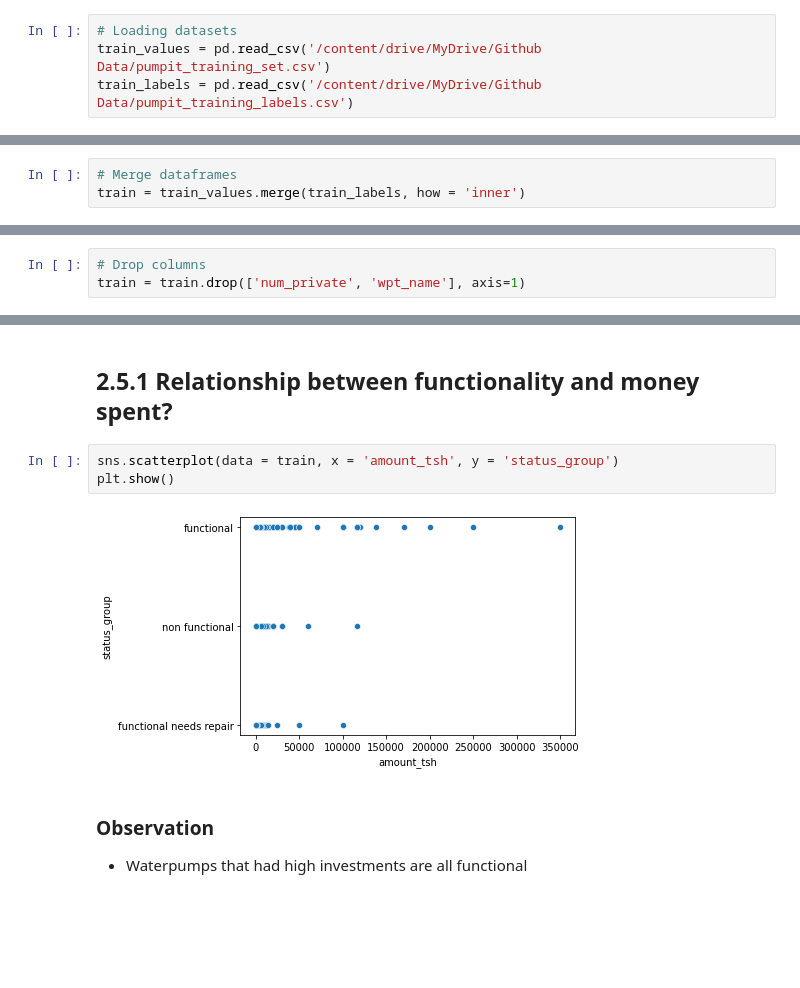
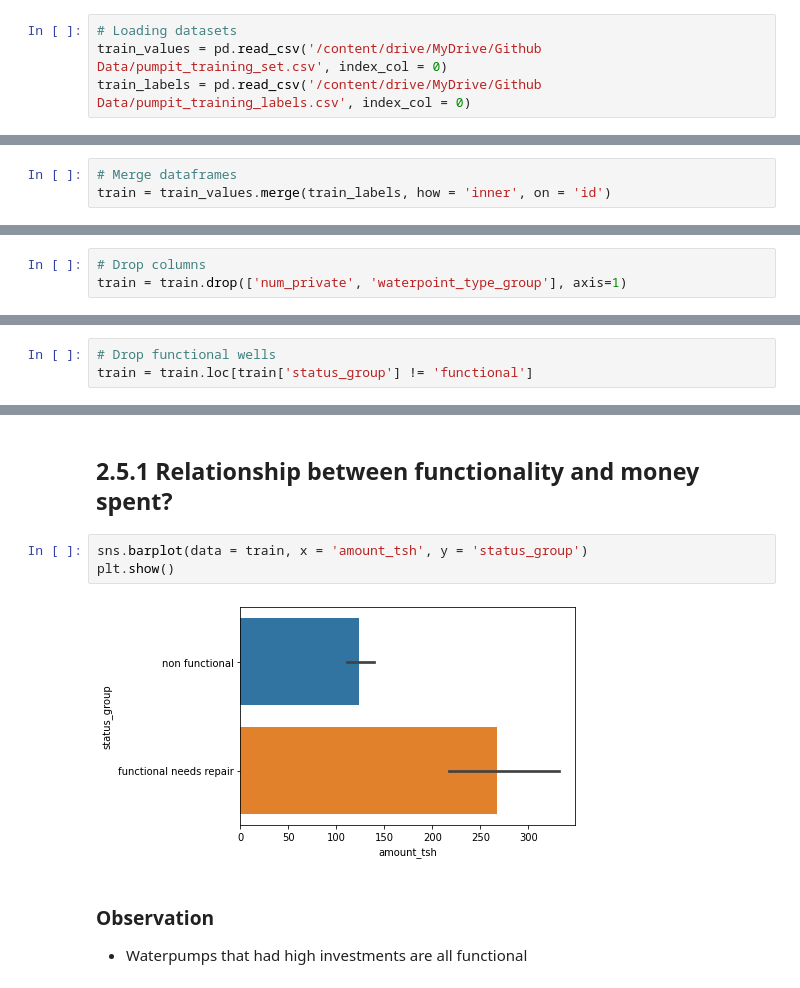
Before and after one commit to MercyNgila/Tanzanian-Water-Pump-Status, a Jupyter notebook: Pump It Up Notebook.ipynb, the cells around one changed output, grey strips where cells are left out. Drawn from its saved outputs; the diff is of its cells as text; blank space fills up the shorter version.

Commit message:
Data cleaning Updates

```diff
--- a/Pump It Up Notebook.ipynb
+++ b/Pump It Up Notebook.ipynb
@@ -147,8 +149,8 @@ from sklearn.model_selection import cross_val_score, RandomizedSearchCV, train_t
 - Loading datasets
 # %%
 # Loading datasets
-train_values = pd.read_csv('/content/drive/MyDrive/Github Data/pumpit_training_set.csv')
-train_labels = pd.read_csv('/content/drive/MyDrive/Github Data/pumpit_training_labels.csv')
+train_values = pd.read_csv('/content/drive/MyDrive/Github Data/pumpit_training_set.csv', index_col = 0)
+train_labels = pd.read_csv('/content/drive/MyDrive/Github Data/pumpit_training_labels.csv', index_col = 0)
 # %% [markdown]
 ## 2.3 Explore dataframes
 - Descriptive exploration of data
@@ -163,6 +177,6 @@ train_labels.head(3)
 # %%
 # Merge dataframes
-train = train_values.merge(train_labels, how = 'inner')
+train = train_values.merge(train_labels, how = 'inner', on = 'id')
 # %% [markdown]
 #### Observation
 - There seems to be duplicated columns with same information but different column names in the dataframe.
@@ -497,7 +539,7 @@ train = train.drop(['gps_height', 'region_code', 'district_code', 'ward'], axis=
 -  I will drop these columns
 # %%
 # Drop columns
-train = train.drop(['num_private', 'wpt_name'], axis=1)
+train = train.drop(['num_private', 'waterpoint_type_group'], axis=1)
 # %% [markdown]
 #### recorded_by
 - The values in this column are same.
@@ -546,3 +600,6 @@ train.days_since_recorded = train.days_since_recorded.astype('timedelta64[D]').a
+# %%
+# Drop functional wells
+train = train.loc[train['status_group'] != 'functional']
 # %% [markdown]
 ## 2.4.3. Completeness
 - Check to see if there are any missing/null values, and impute them.
@@ -809,10 +857,10 @@ Answer a few questions:
 # %% [markdown]
 ## 2.5.1 Relationship between functionality and money spent?
 # %%
-sns.scatterplot(data = train, x = 'amount_tsh', y = 'status_group')
+sns.barplot(data = train, x = 'amount_tsh', y = 'status_group')
 plt.show()
 # %% [output]
-[figure, old version]
+[figure, new version]
 # %% [markdown]
 ### Observation
 
```
Also changed, not shown: parts of 47 cells of this notebook.
